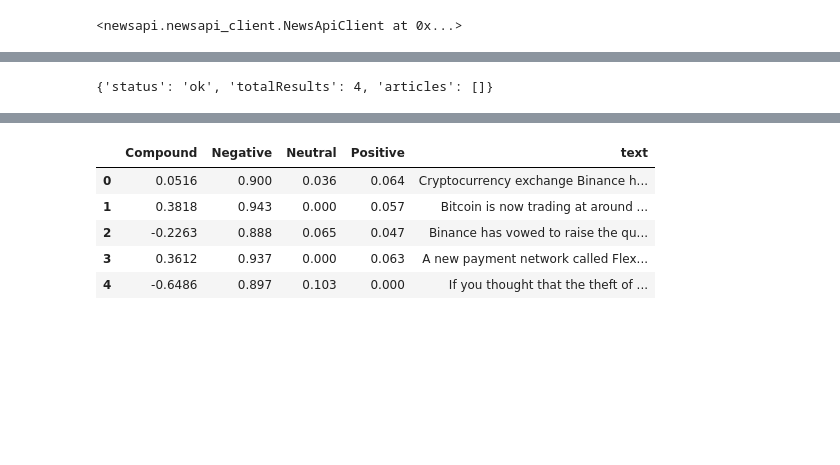
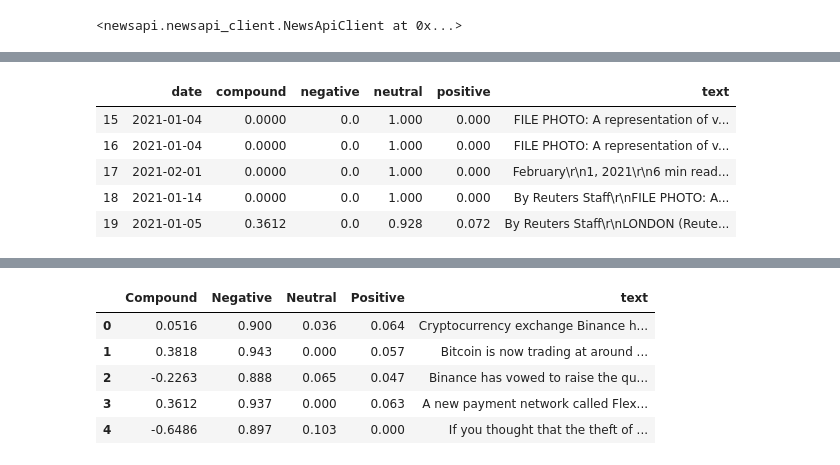
Before and after one commit to GonzaloGarciaContreras/hw12-nlp, a Jupyter notebook: code/crypto_sentiment_ggc.ipynb, the cells around one changed output, grey strips where cells are left out. Drawn from its saved outputs; the diff is of its cells as text; code cells hidden in the pictures; blank space fills up the shorter version.

```diff
--- a/code/crypto_sentiment_ggc.ipynb
+++ b/code/crypto_sentiment_ggc.ipynb
@@ -79,11 +101,12 @@ bitcoin_headlines = newsapi.get_top_headlines(q='bitcoin',
 # %%
+# Fetch the Ethereum news articles
 bitcoin_articles = newsapi.get_everything(q='bitcoin',
                                       #sources='bbc-news,the-verge',
-                                      domains='bbc.co.uk,techcrunch.com',
+                                      #domains='bbc.co.uk,techcrunch.com',
                                       from_param='2021-01-03',
                                       to='2021-02-02',
                                       language='en',
                                       sort_by='relevancy',
                                       page=2)
 
-bitcoin_articles
+#bitcoin_articles
@@ -108,15 +113,58 @@ bitcoin_articles
 # %%
 # Fetch the Ethereum news articles
-
 ethereum_articles = newsapi.get_everything(q='ethereum',
-                                      sources='bbc-news,the-verge',
-                                      domains='bbc.co.uk,techcrunch.com',
+                                      #sources='bbc-news,the-verge',
+                                      #domains='bbc.co.uk,techcrunch.com',
                                       from_param='2021-01-03',
                                       to='2021-02-02',
                                       language='en',
                                       sort_by='relevancy',
                                       page=2)
 
-ethereum_articles
+#ethereum_articles
-# %% [output]
-{'status': 'ok', 'totalResults': 4, 'articles': []}
+# %%
+# Vader sentiment
+# Create the Bitcoin sentiment scores DataFrame
+#
+
+# Create the sentiment scores DataFrame
+bitcoin_sentiments = []
+
+for article in bitcoin_articles["articles"]:
+    try:
+        text = article["content"]
+        date = article["publishedAt"][:10]
+        sentiment = analyzer.polarity_scores(text)
+        compound = sentiment["compound"]
+        pos = sentiment["pos"]
+        neu = sentiment["neu"]
+        neg = sentiment["neg"]
+
+        bitcoin_sentiments.append({
+            "text": text,
+            "date": date,
+            "compound": compound,
+            "positive": pos,
+            "negative": neg,
+            "neutral": neu
+
+        })
+
+    except AttributeError:
+        pass
+
+# Create DataFrame
+bitcoin_df = pd.DataFrame(bitcoin_sentiments)
+
+# Reorder DataFrame columns
+cols = ["date", "compound", "negative", "neutral", "positive", "text"]
+bitcoin_df = bitcoin_df[cols]
+
+bitcoin_df.tail()
+# %% [output]
+|  | date | compound | negative | neutral | positive | text |
+| 15 | 2021-01-04 | 0.0000 | 0.0 | 1.000 | 0.000 | FILE PHOTO: A representation of v... |
+| 16 | 2021-01-04 | 0.0000 | 0.0 | 1.000 | 0.000 | FILE PHOTO: A representation of v... |
+| 17 | 2021-02-01 | 0.0000 | 0.0 | 1.000 | 0.000 | February\r\n1, 2021\r\n6 min read... |
+| 18 | 2021-01-14 | 0.0000 | 0.0 | 1.000 | 0.000 | By Reuters Staff\r\nFILE PHOTO: A... |
+| 19 | 2021-01-05 | 0.3612 | 0.0 | 0.928 | 0.072 | By Reuters Staff\r\nLONDON (Reute... |
```
Also changed, not shown: parts of 9 cells of this notebook.
